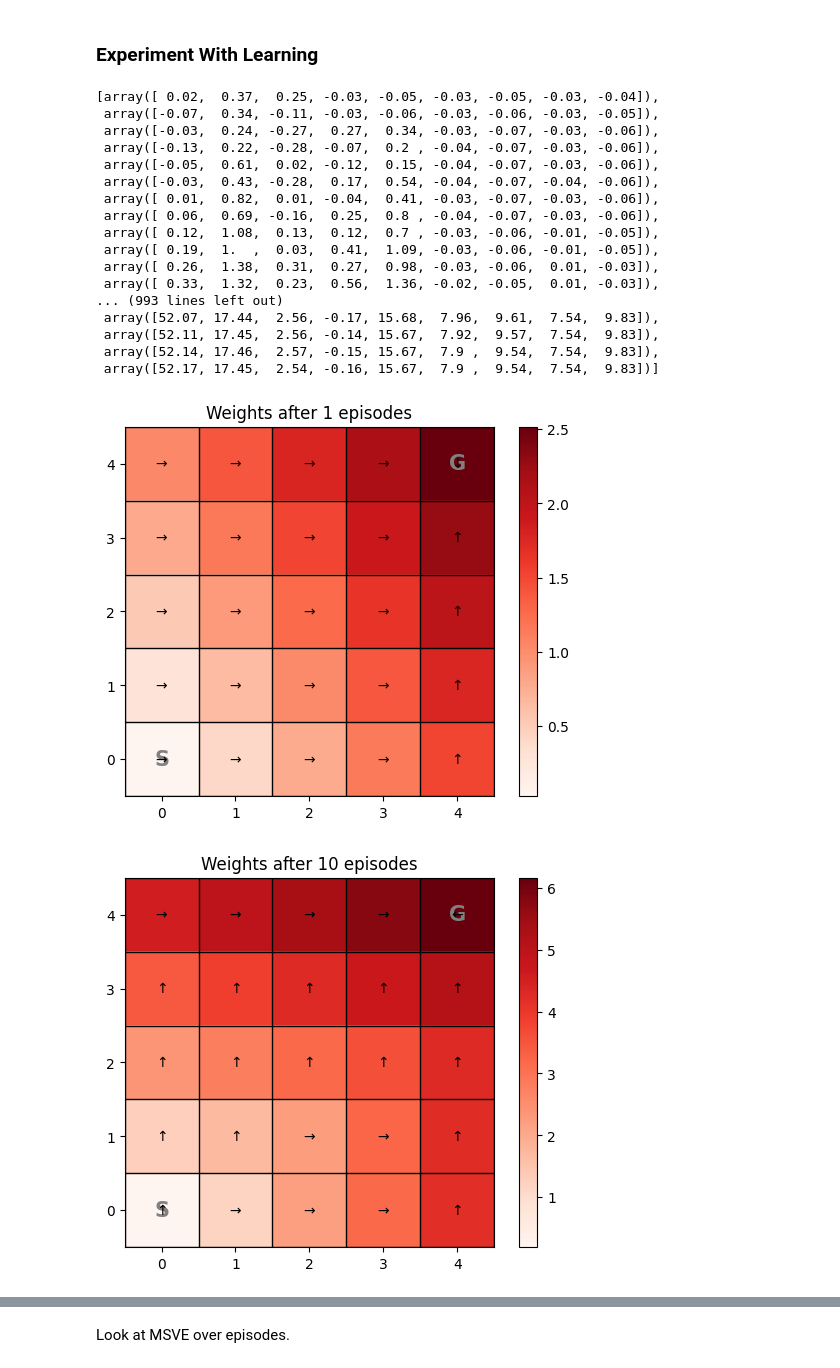
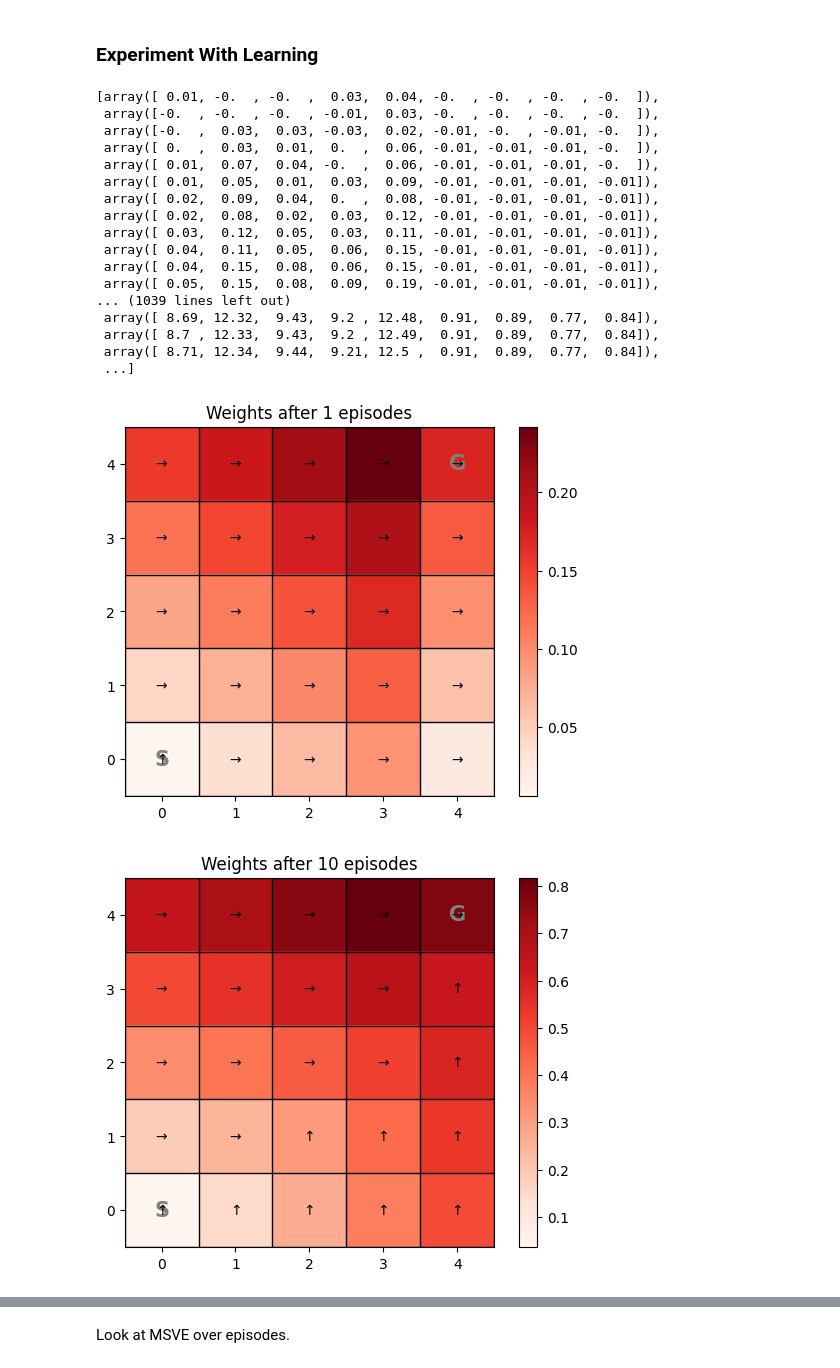
Before and after one commit to mhahsler/Introduction_to_Reinforcement_Learning, a Jupyter notebook: Approximation/simple_grid_world_approximation.ipynb, the cells around one changed output, grey strips where cells are left out. Saved outputs shown, nothing was run; the diff lists cells and outputs as text; code cells hidden in the pictures.

```diff
--- a/Approximation/simple_grid_world_approximation.ipynb
+++ b/Approximation/simple_grid_world_approximation.ipynb
@@ -102,5 +104,5 @@ def v_hat(s, w):
 # %% [markdown]
 For example, I manually define here a weight vector.
 # %%
-w = np.array([1, 5, 10])
+w = np.array([1, 5, 20])
 # %% [markdown]
@@ -200,7 +202,7 @@ pol
 array([0, 0, 0, 0, 1, 0, 0, 0, 0, 1, 0, 0, 0, 0, 1, 0, 0, 0, 0, 1, 0, 0,
        0, 0, 0])
 # %%
-w = semi_gradient_TD0_estimation(env, pol, n=1000, alpha=0.01, gamma=1, verbose=False)
+w = semi_gradient_TD0_estimation(env, pol, n=5000, alpha=0.01, gamma=1, verbose=False)
 w
 # %% [output]
 array([93.,  1.,  1.])
@@ -313,13 +323,19 @@ def semi_gradient_Sarsa(env, n, epsilon, alpha, gamma, w = None, max_episode_len
 # %% [markdown]
 ### Tests With Different Learning Rates
 # %%
-from gym_classics.algorithms.policy import greedy_policy
-
 # helper to visualize the learned policy and value function
 def plot_w(w, title=None):
     Q = np.array([[q_hat(s, a, w) for a in range(env.action_space.n)] for s in range(env.observation_space.n)])
+
+    # discourage leaving the grid for tie breaking. This is important because the empty maze has a perfectly symmetric value function.
+    ids = env.to_matrix()
+    Q[ids[:,-1],env.encode_action("right")] -= .1
+    Q[ids[:,0],env.encode_action("left")] -= .1
+    Q[ids[0,:],env.encode_action("down")] -= .1
+    Q[ids[-1,:],env.encode_action("up")] -= .1
+
     V = np.max(Q, axis=1)
-    pol = greedy_policy(env, V)
+    pol = np.argmax(Q, axis=1)
     env.image(V, policy=pol, title=title)
 
     return Q, V, pol
@@ -417,32 +479,32 @@ MSVE: 48.467303763285216, sqrt(MSVE): 6.961846289834702
 w = np.zeros(9)
 w_list = []
 
-for _ in range(1000):
-    w = semi_gradient_Sarsa(env, n=1, epsilon=0.1, alpha=0.001, gamma=1, w = w, verbose=False)
+for _ in range(10000):
+    w = semi_gradient_Sarsa(env, n=1, epsilon=0.1, alpha=0.0001, gamma=1, w = w, verbose=False)
     w_list.append(w.copy())
 
 display(w_list)
 # %% [output]
-[array([ 0.02,  0.37,  0.25, -0.03, -0.05, -0.03, -0.05, -0.03, -0.04]),
- array([-0.07,  0.34, -0.11, -0.03, -0.06, -0.03, -0.06, -0.03, -0.05]),
- array([-0.03,  0.24, -0.27,  0.27,  0.34, -0.03, -0.07, -0.03, -0.06]),
- array([-0.13,  0.22, -0.28, -0.07,  0.2 , -0.04, -0.07, -0.03, -0.06]),
- array([-0.05,  0.61,  0.02, -0.12,  0.15, -0.04, -0.07, -0.03, -0.06]),
- array([-0.03,  0.43, -0.28,  0.17,  0.54, -0.04, -0.07, -0.04, -0.06]),
- array([ 0.01,  0.82,  0.01, -0.04,  0.41, -0.03, -0.07, -0.03, -0.06]),
- array([ 0.06,  0.69, -0.16,  0.25,  0.8 , -0.04, -0.07, -0.03, -0.06]),
- array([ 0.12,  1.08,  0.13,  0.12,  0.7 , -0.03, -0.06, -0.01, -0.05]),
- array([ 0.19,  1.  ,  0.03,  0.41,  1.09, -0.03, -0.06, -0.01, -0.05]),
- array([ 0.26,  1.38,  0.31,  0.27,  0.98, -0.03, -0.06,  0.01, -0.03]),
- array([ 0.33,  1.32,  0.23,  0.56,  1.36, -0.02, -0.05,  0.01, -0.03]),
-... (993 lines left out)
- array([52.07, 17.44,  2.56, -0.17, 15.68,  7.96,  9.61,  7.54,  9.83]),
- array([52.11, 17.45,  2.56, -0.14, 15.67,  7.92,  9.57,  7.54,  9.83]),
- array([52.14, 17.46,  2.57, -0.15, 15.67,  7.9 ,  9.54,  7.54,  9.83]),
- array([52.17, 17.45,  2.54, -0.16, 15.67,  7.9 ,  9.54,  7.54,  9.83])]
+[array([ 0.01, -0.  , -0.  ,  0.03,  0.04, -0.  , -0.  , -0.  , -0.  ]),
+ array([-0.  , -0.  , -0.  , -0.01,  0.03, -0.  , -0.  , -0.  , -0.  ]),
+ array([-0.  ,  0.03,  0.03, -0.03,  0.02, -0.01, -0.  , -0.01, -0.  ]),
+ array([ 0.  ,  0.03,  0.01,  0.  ,  0.06, -0.01, -0.01, -0.01, -0.  ]),
+ array([ 0.01,  0.07,  0.04, -0.  ,  0.06, -0.01, -0.01, -0.01, -0.  ]),
+ array([ 0.01,  0.05,  0.01,  0.03,  0.09, -0.01, -0.01, -0.01, -0.01]),
+ array([ 0.02,  0.09,  0.04,  0.  ,  0.08, -0.01, -0.01, -0.01, -0.01]),
+ array([ 0.02,  0.08,  0.02,  0.03,  0.12, -0.01, -0.01, -0.01, -0.01]),
+ array([ 0.03,  0.12,  0.05,  0.03,  0.11, -0.01, -0.01, -0.01, -0.01]),
+ array([ 0.04,  0.11,  0.05,  0.06,  0.15, -0.01, -0.01, -0.01, -0.01]),
+ array([ 0.04,  0.15,  0.08,  0.06,  0.15, -0.01, -0.01, -0.01, -0.01]),
+ array([ 0.05,  0.15,  0.08,  0.09,  0.19, -0.01, -0.01, -0.01, -0.01]),
+... (1039 lines left out)
+ array([ 8.69, 12.32,  9.43,  9.2 , 12.48,  0.91,  0.89,  0.77,  0.84]),
+ array([ 8.7 , 12.33,  9.43,  9.2 , 12.49,  0.91,  0.89,  0.77,  0.84]),
+ array([ 8.71, 12.34,  9.44,  9.21, 12.5 ,  0.91,  0.89,  0.77,  0.84]),
+ ...]
 # %%
-for i in [0,9, 100, 500, 999]:
+for i in [0,9, 99, 499, 999, 9999]:
     Q, V, pol = plot_w(w_list[i], title=f"Weights after {i+1} episodes")
 # %% [output]
-[figure, old version]
+[figure, new version]
-[figure, old version]
+[figure, new version]
```
Also changed, not shown: parts of 41 cells of this notebook, 4 other files.
